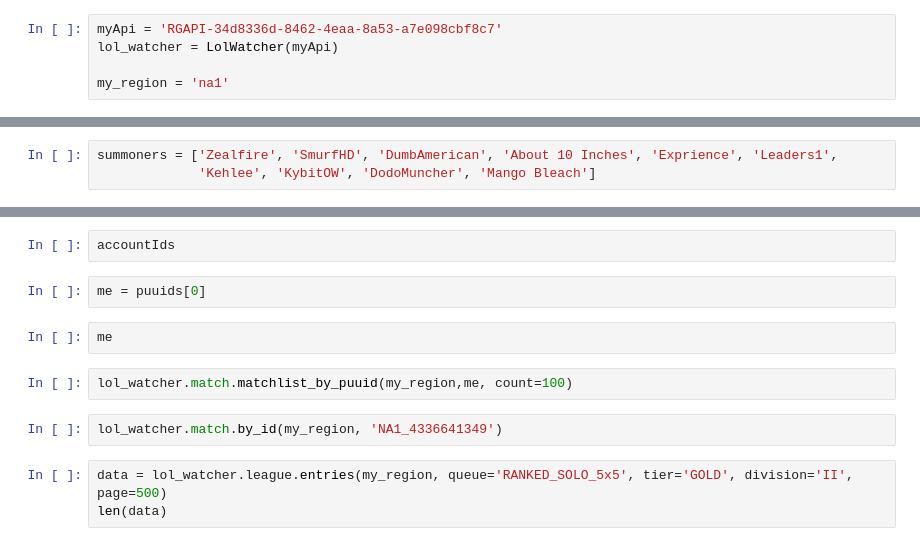
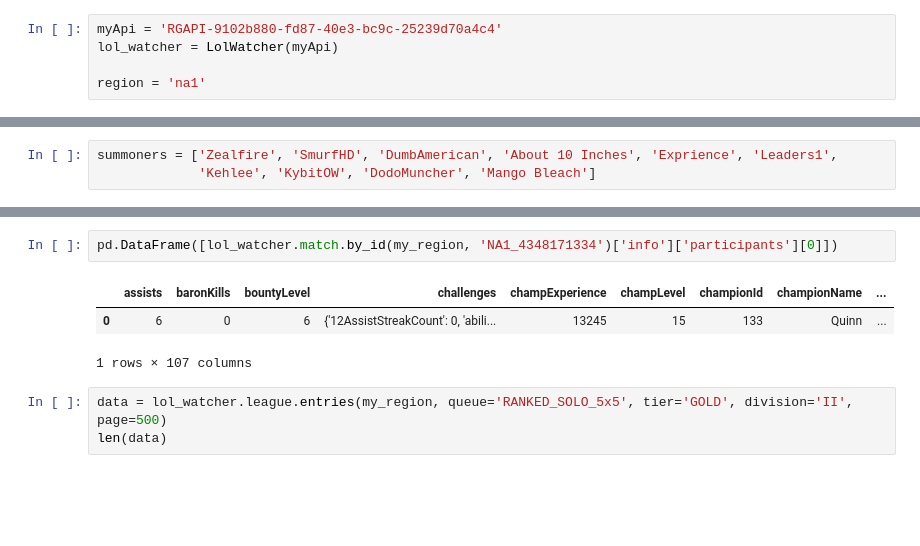
Before and after one commit to Zealfire243/lol_analysis, a Jupyter notebook: MaidenVoyage.ipynb, the cells around one changed output, grey strips where cells are left out. Saved outputs shown, nothing was run; the diff lists cells and outputs as text; blank space fills up the shorter version.

```diff
--- a/MaidenVoyage.ipynb
+++ b/MaidenVoyage.ipynb
@@ -4,7 +4,7 @@ import pandas as pd
 # %% [markdown]
 Do not ever put API's in your repositories. This one regenerates after 24 hours and doesn't have any sensitive information behind it. But do as I say, not as I do.
 # %%
-myApi = 'RGAPI-34d8336d-8462-4eaa-8a53-a7e098cbf8c7'
+myApi = 'RGAPI-9102b880-fd87-40e3-bc9c-25239d70a4c4'
 lol_watcher = LolWatcher(myApi)
 
-my_region = 'na1'
+region = 'na1'
@@ -26,13 +45,9 @@ puuids = [i['puuid'] for i in friends]
-# %%
-accountIds
-# %%
-me = puuids[0]
-# %%
-me
-# %%
-lol_watcher.match.matchlist_by_puuid(my_region,me, count=100)
-# %%
-lol_watcher.match.by_id(my_region, 'NA1_4336641349')
+# %%
+pd.DataFrame([lol_watcher.match.by_id(my_region, 'NA1_4348171334')['info']['participants'][0]])
+# %% [output]
+|  | assists | baronKills | bountyLevel | challenges | champExperience | champLevel | championId | championName | ... |
+| 0 | 6 | 0 | 6 | {'12AssistStreakCount': 0, 'abili... | 13245 | 15 | 133 | Quinn | ... |
+1 rows × 107 columns
 # %%
 data = lol_watcher.league.entries(my_region, queue='RANKED_SOLO_5x5', tier='GOLD', division='II', page=500)
 len(data)
```
Also changed, not shown: parts of 8 cells of this notebook.
